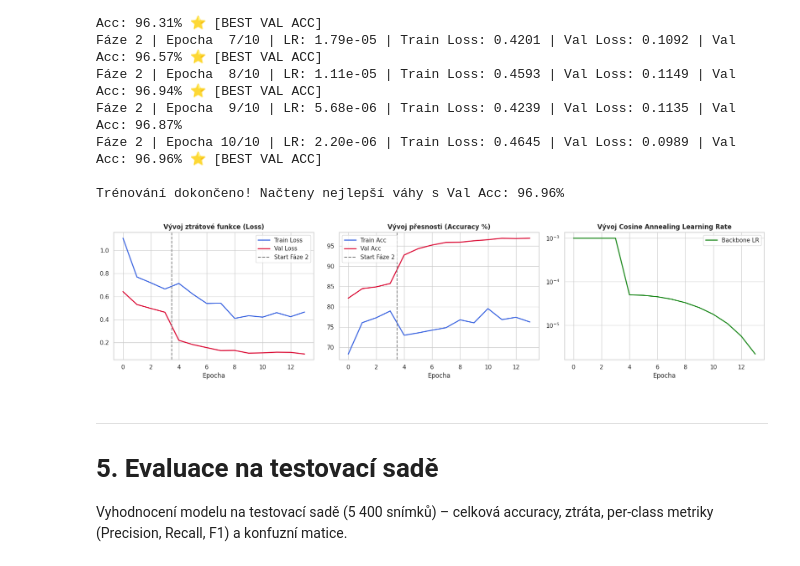
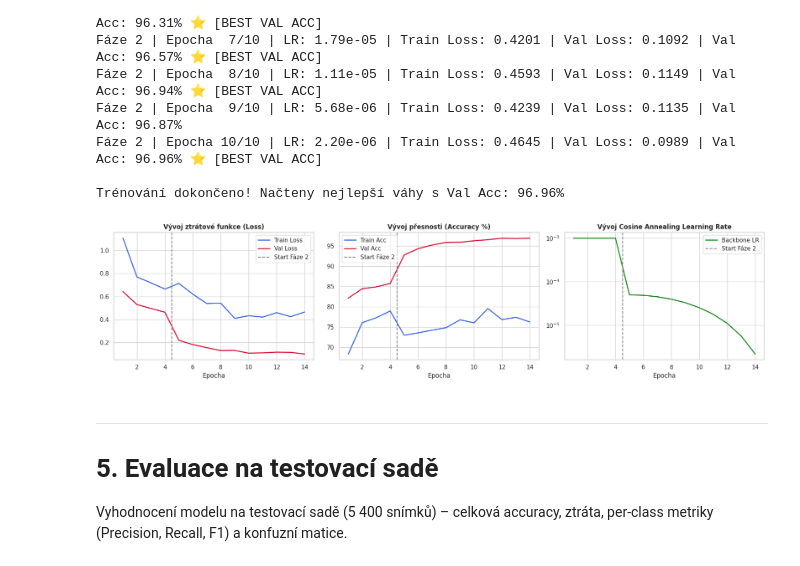
Before and after one commit to tomaskirnig/ML, a Jupyter notebook: Milestone_2/ML_KIR0041_milestone_02.ipynb, the cells around one changed output. Cells and saved outputs as stored; diff of their text form; code cells hidden in the pictures.

```diff
--- a/Milestone_2/ML_KIR0041_milestone_02.ipynb
+++ b/Milestone_2/ML_KIR0041_milestone_02.ipynb
@@ -573,32 +571,35 @@ Trénování dokončeno! Načteny nejlepší váhy s Val Acc: 96.96%
 # %%
 # 4.4 Průběh trénování: Křivky ztráty, přesnosti a Learning Rate
 fig, axes = plt.subplots(1, 3, figsize=(18, 4.5))
 
-axes[0].plot(history["train_loss"], label="Train Loss", color="royalblue", lw=2)
-axes[0].plot(history["val_loss"], label="Val Loss", color="crimson", lw=2)
-axes[0].axvline(x=epochs_p1-0.5, color="gray", linestyle="--", label="Start Fáze 2")
+epochs_range = range(1, len(history["train_loss"]) + 1)
+
+axes[0].plot(epochs_range, history["train_loss"], label="Train Loss", color="royalblue", lw=2)
+axes[0].plot(epochs_range, history["val_loss"], label="Val Loss", color="crimson", lw=2)
+axes[0].axvline(x=epochs_p1 + 0.5, color="gray", linestyle="--", label="Start Fáze 2")
 axes[0].set_title("Vývoj ztrátové funkce (Loss)", fontsize=12, weight="bold")
 axes[0].set_xlabel("Epocha")
 axes[0].legend()
 
-axes[1].plot(history["train_acc"], label="Train Acc", color="royalblue", lw=2)
-axes[1].plot(history["val_acc"], label="Val Acc", color="crimson", lw=2)
-axes[1].axvline(x=epochs_p1-0.5, color="gray", linestyle="--", label="Start Fáze 2")
+axes[1].plot(epochs_range, history["train_acc"], label="Train Acc", color="royalblue", lw=2)
+axes[1].plot(epochs_range, history["val_acc"], label="Val Acc", color="crimson", lw=2)
+axes[1].axvline(x=epochs_p1 + 0.5, color="gray", linestyle="--", label="Start Fáze 2")
 axes[1].set_title("Vývoj přesnosti (Accuracy %)", fontsize=12, weight="bold")
 axes[1].set_xlabel("Epocha")
 axes[1].legend()
 
-axes[2].plot(history["lr"], label="Backbone LR", color="forestgreen", lw=2)
+axes[2].plot(epochs_range, history["lr"], label="Backbone LR", color="forestgreen", lw=2)
+axes[2].axvline(x=epochs_p1 + 0.5, color="gray", linestyle="--", label="Start Fáze 2")
 axes[2].set_title("Vývoj Cosine Annealing Learning Rate", fontsize=12, weight="bold")
 axes[2].set_xlabel("Epocha")
 axes[2].set_yscale("log")
 axes[2].legend()
 
 plt.tight_layout()
-plt.savefig('loss_acc_curves.png', dpi=300, bbox_inches='tight')
+plt.savefig("loss_acc_curves.png", dpi=300, bbox_inches="tight")
 plt.show()
 # %% [output]
-[figure, old version]
+[figure, new version]
 # %% [markdown]
 ---
 # 5. Evaluace na testovací sadě
```
Also changed, not shown: parts of 4 cells of this notebook, 4 other files.
